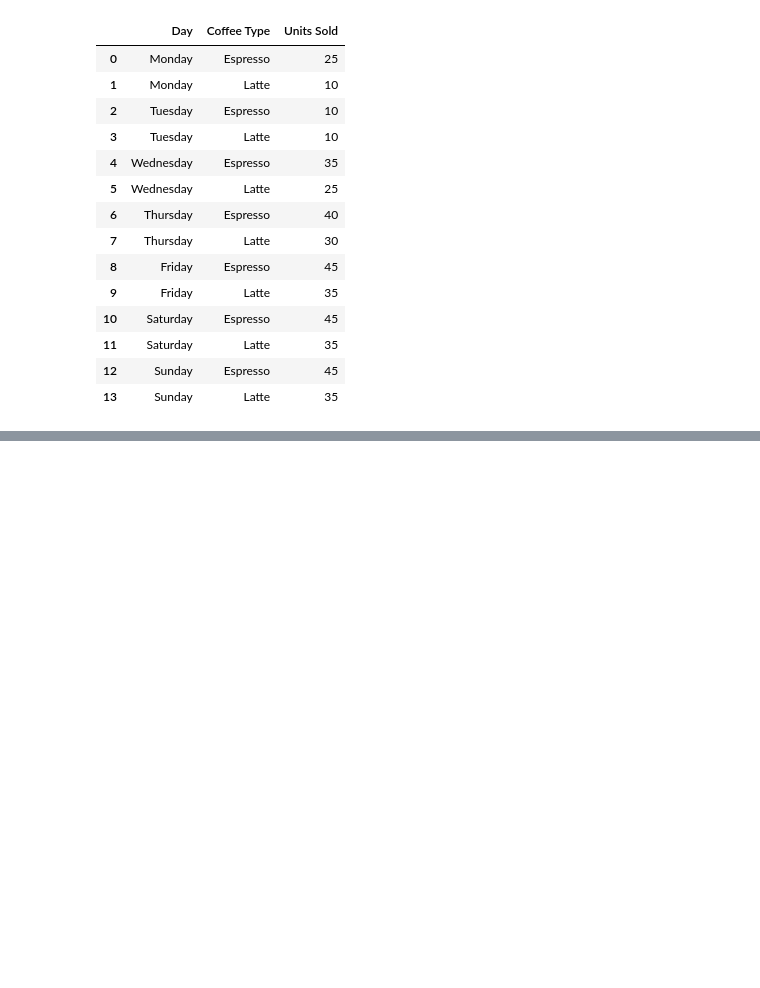
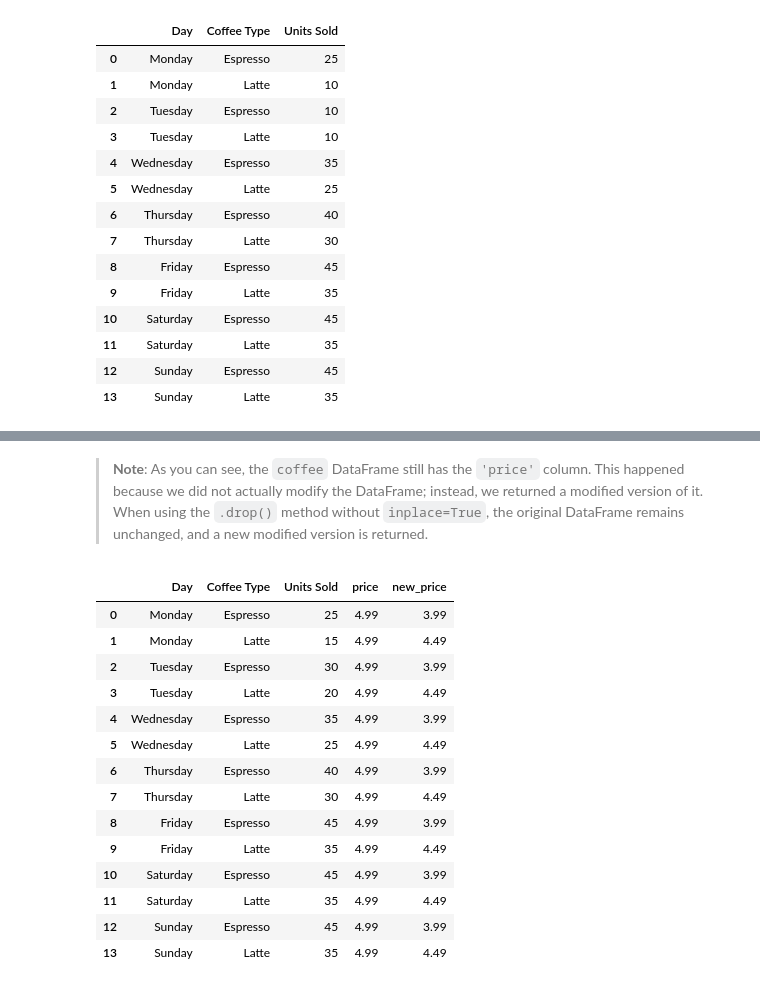
Before and after one commit to p-tsitsekidis/Pandas-Playground, a Jupyter notebook: playground.ipynb, the cells around one changed output, grey strips where cells are left out. Saved outputs shown, nothing was run; the diff lists cells and outputs as text; code cells hidden in the pictures; blank space fills up the shorter version.

```diff
--- a/playground.ipynb
+++ b/playground.ipynb
@@ -624,0 +897,20 @@ coffee
+# %% [markdown]
+> **Note**: As you can see, the `coffee` DataFrame still has the `'price'` column. This happened because we did not actually modify the DataFrame; instead, we returned a modified version of it. When using the `.drop()` method without `inplace=True`, the original DataFrame remains unchanged, and a new modified version is returned.
+# %%
+coffee
+# %% [output]
+|  | Day | Coffee Type | Units Sold | price | new_price |
+| 0 | Monday | Espresso | 25 | 4.99 | 3.99 |
+| 1 | Monday | Latte | 15 | 4.99 | 4.49 |
+| 2 | Tuesday | Espresso | 30 | 4.99 | 3.99 |
+| 3 | Tuesday | Latte | 20 | 4.99 | 4.49 |
+| 4 | Wednesday | Espresso | 35 | 4.99 | 3.99 |
+| 5 | Wednesday | Latte | 25 | 4.99 | 4.49 |
+| 6 | Thursday | Espresso | 40 | 4.99 | 3.99 |
+| 7 | Thursday | Latte | 30 | 4.99 | 4.49 |
+| 8 | Friday | Espresso | 45 | 4.99 | 3.99 |
+| 9 | Friday | Latte | 35 | 4.99 | 4.49 |
+| 10 | Saturday | Espresso | 45 | 4.99 | 3.99 |
+| 11 | Saturday | Latte | 35 | 4.99 | 4.49 |
+| 12 | Sunday | Espresso | 45 | 4.99 | 3.99 |
+| 13 | Sunday | Latte | 35 | 4.99 | 4.49 |
```
Also changed, not shown: parts of 43 cells of this notebook.
